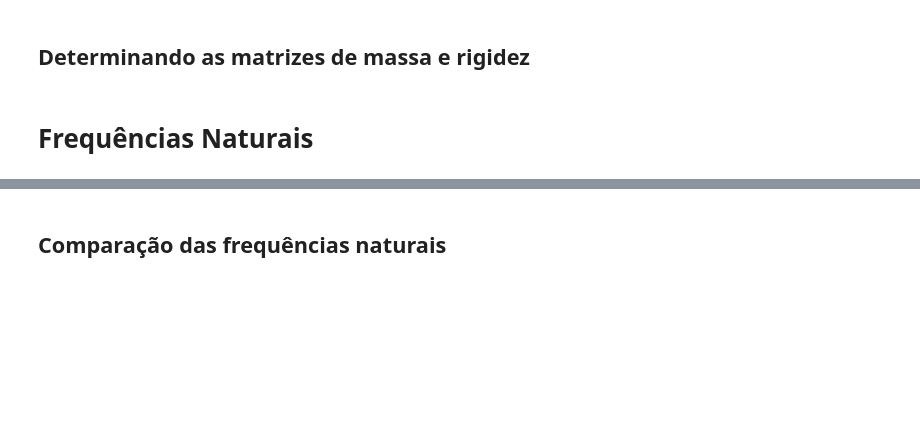
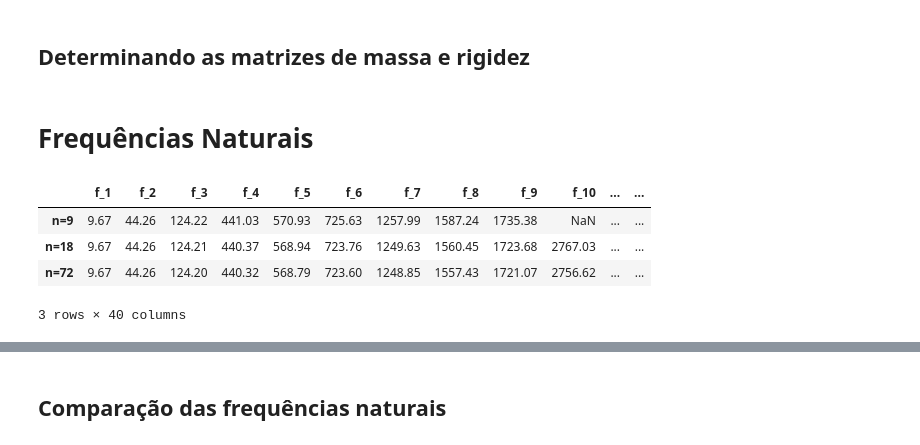
Before and after one commit to lucas-schroeder/Master_program_UFSC, a Jupyter notebook: VA/work1/FEM_lucas_schroeder.ipynb, the cells around one changed output, grey strips where cells are left out. Saved outputs shown, nothing was run; the diff lists cells and outputs as text; code cells hidden in the pictures; blank space fills up the shorter version.

```diff
--- a/VA/work1/FEM_lucas_schroeder.ipynb
+++ b/VA/work1/FEM_lucas_schroeder.ipynb
@@ -159,4 +154,11 @@ for N in n:
 # Frequências Naturais
 # %%
 pd.options.display.float_format = "{:.2f}".format
-pd.DataFrame(data=[resultados[n_b]['fn'] for n_b in n], index=[f"n={i}" for i in n], columns=[f"f_{j}" for j in range(1, len(resultados[n.max()]['fn'])+1)])
+df = pd.DataFrame(data=[resultados[n_b]['fn'] for n_b in n], index=[f"n={i}" for i in n], columns=[f"f_{j}" for j in range(1, len(resultados[n.max()]['fn'])+1)])
+df
+# %% [output]
+|  | f_1 | f_2 | f_3 | f_4 | f_5 | f_6 | f_7 | f_8 | f_9 | f_10 | ... | ... |
+| n=9 | 9.67 | 44.26 | 124.22 | 441.03 | 570.93 | 725.63 | 1257.99 | 1587.24 | 1735.38 | NaN | ... | ... |
+| n=18 | 9.67 | 44.26 | 124.21 | 440.37 | 568.94 | 723.76 | 1249.63 | 1560.45 | 1723.68 | 2767.03 | ... | ... |
+| n=72 | 9.67 | 44.26 | 124.20 | 440.32 | 568.79 | 723.60 | 1248.85 | 1557.43 | 1721.07 | 2756.62 | ... | ... |
+3 rows × 40 columns
```
Also changed, not shown: parts of 10 cells of this notebook, 16 other files.
